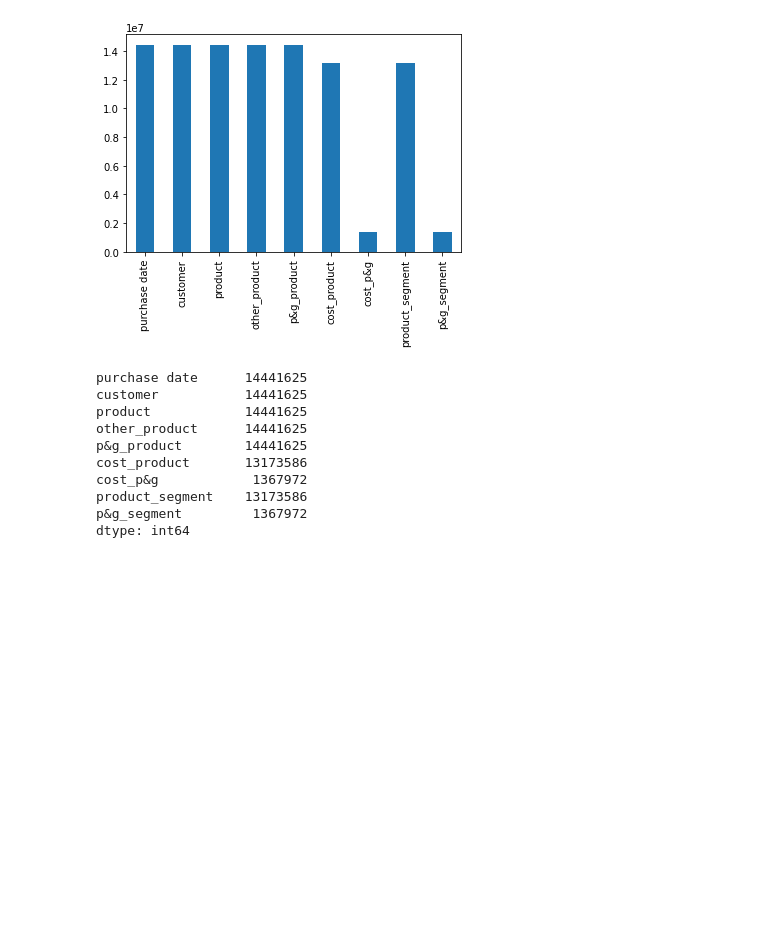
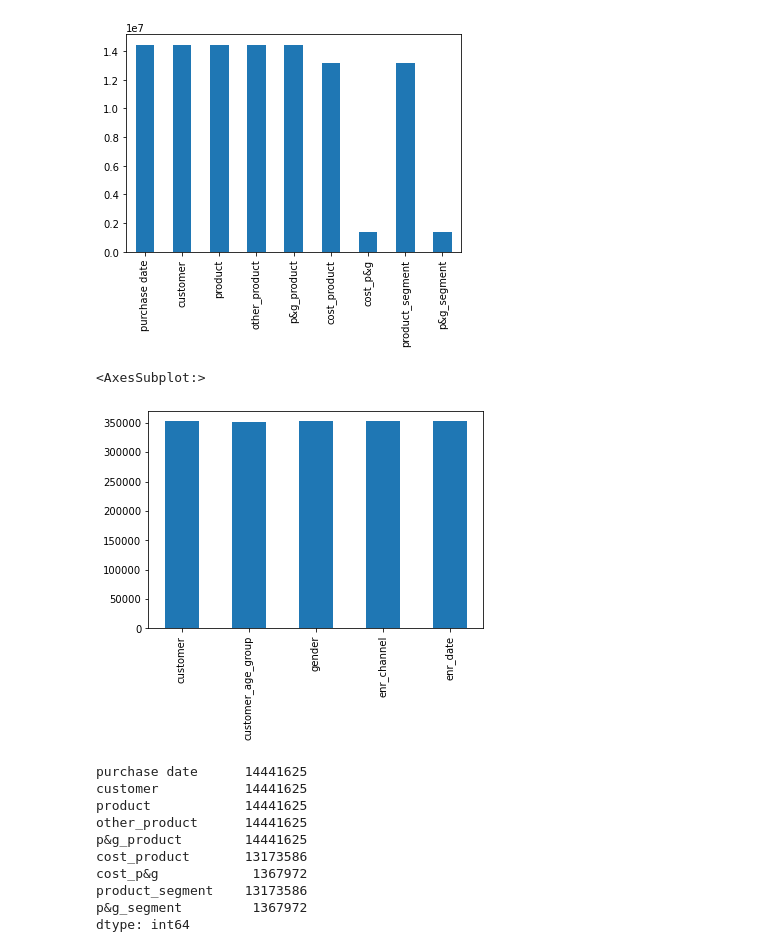
Before and after one commit to sunnyEmty/recommendation_system, a Jupyter notebook: analysis.ipynb, the cells around one changed output. Saved outputs shown, nothing was run; the diff lists cells and outputs as text; code cells hidden in the pictures; blank space fills up the shorter version.

```diff
--- a/analysis.ipynb
+++ b/analysis.ipynb
@@ -97,6 +78,11 @@ sales.count().plot.bar()
 # %% [output]
 <AxesSubplot:>
 [figure]
+# %%
+customers.count().plot.bar()
+# %% [output]
+<AxesSubplot:>
+[figure, added]
 # %%
 sales.count()
 # %% [output]
```
Also changed, not shown: parts of 31 cells of this notebook.
